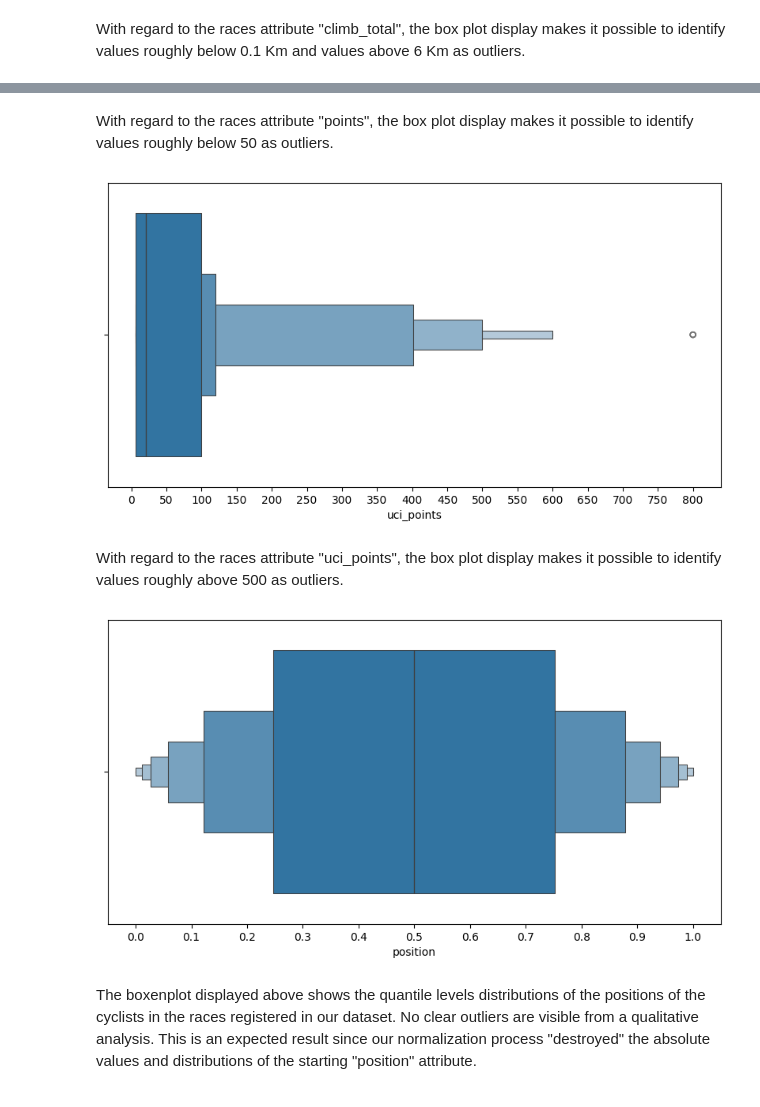
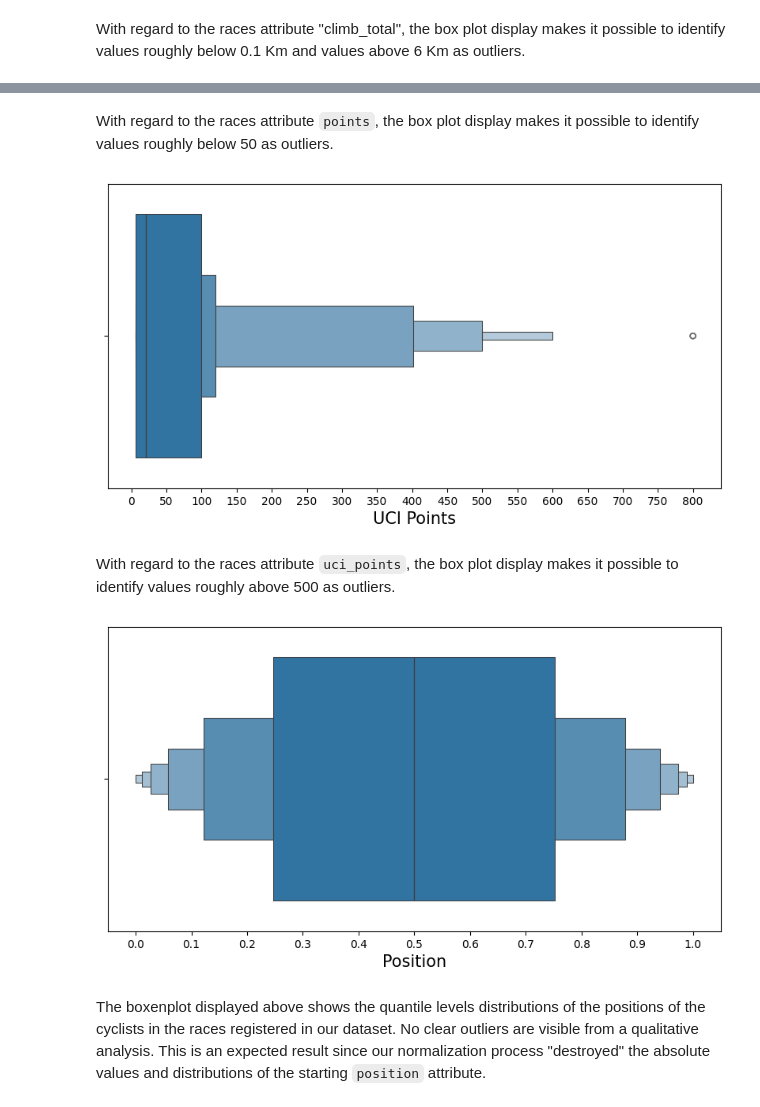
Before and after one commit to JacopoRaffi/DM_Project, a Jupyter notebook: TASK2/outlier_detection.ipynb, the cells around one changed output, grey strips where cells are left out. Cells and saved outputs as stored; diff of their text form; code cells hidden in the pictures.

```diff
--- a/TASK2/outlier_detection.ipynb
+++ b/TASK2/outlier_detection.ipynb
@@ -203,5 +217,5 @@ plt.show()
 # %% [markdown]
-With regard to the races attribute "points", the box plot display makes it possible to identify values roughly below 50 as outliers.
+With regard to the races attribute `points`, the box plot display makes it possible to identify values roughly below 50 as outliers.
 # %%
 tmp_df = pd.DataFrame({
     'race_name': dataset['race_name'],
@@ -213,27 +227,29 @@ tmp_df = pd.DataFrame({
 plt.figure(figsize=(10, 5))
 sb.boxenplot(x='uci_points', data=tmp_df)
 plt.gca().xaxis.set_major_locator(MultipleLocator(50))
+plt.xlabel('UCI Points', fontsize=15)
 plt.show()
 # %% [output]
-[figure, old version]
+[figure, new version]
 # %% [markdown]
-With regard to the races attribute "uci_points", the box plot display makes it possible to identify values roughly above 500 as outliers.
+With regard to the races attribute `uci_points`, the box plot display makes it possible to identify values roughly above 500 as outliers.
 # %%
 tmp_df = pd.DataFrame({
     'race_name': dataset['race_name'],
     'race_url': dataset['race_url'],
     'year': dataset['date'].dt.year,
     'position': dataset['position']
 }).drop_duplicates()
 
 plt.figure(figsize=(10, 5))
 sb.boxenplot(x='position', data=tmp_df)
 plt.gca().xaxis.set_major_locator(MultipleLocator(0.1))
+plt.xlabel('Position', fontsize=15)
 plt.show()
 # %% [output]
-[figure, old version]
+[figure, new version]
 # %% [markdown]
-The boxenplot displayed above shows the quantile levels distributions of the positions of the cyclists in the races registered in our dataset. No clear outliers are visible from a qualitative analysis. This is an expected result since our normalization process "destroyed" the absolute values and distributions of the starting "position" attribute.
+The boxenplot displayed above shows the quantile levels distributions of the positions of the cyclists in the races registered in our dataset. No clear outliers are visible from a qualitative analysis. This is an expected result since our normalization process "destroyed" the absolute values and distributions of the starting `position` attribute.
 # %%
 tmp_df = pd.DataFrame({
     'race_name': dataset['race_name'],
```
Also changed, not shown: parts of 53 cells of this notebook, 2 other files.
